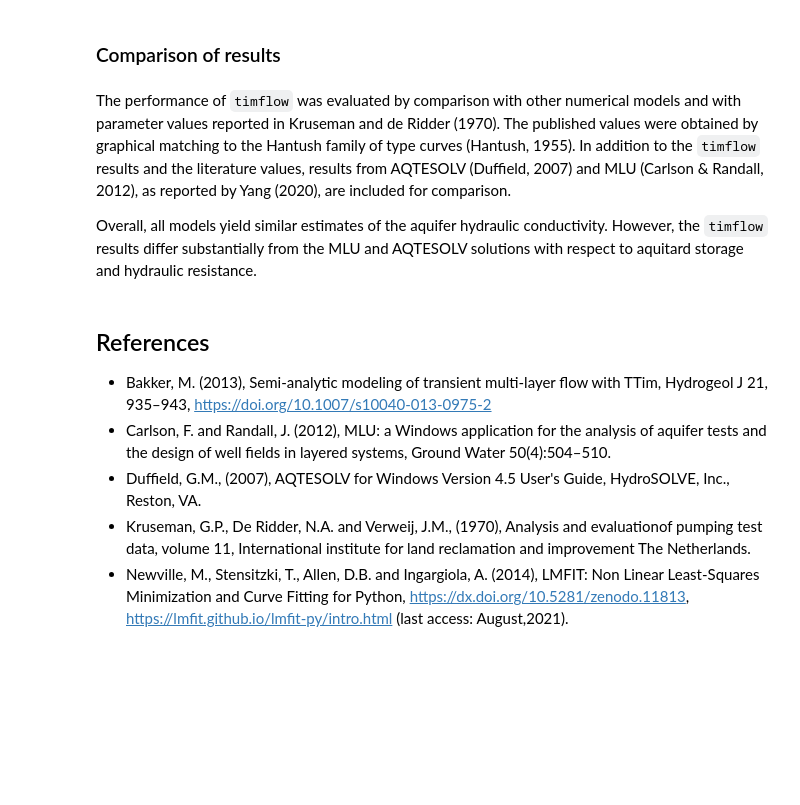
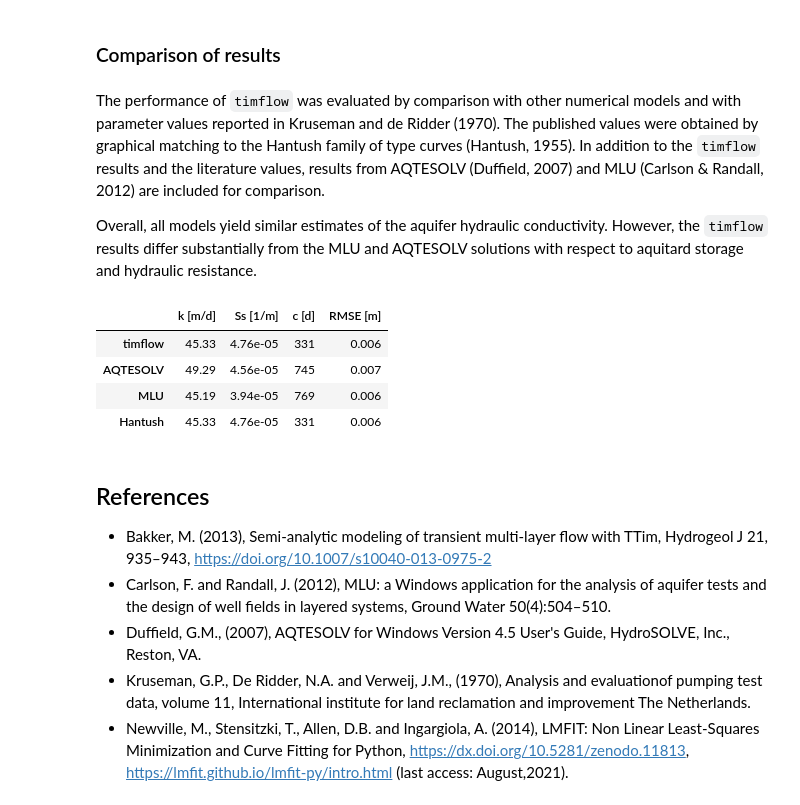
Before and after one commit to timflow-org/timflow, a Jupyter notebook: docs/transient/04pumpingtests/leaky1_dalem.ipynb, the cells around one changed output. Saved outputs shown, nothing was run; the diff lists cells and outputs as text; code cells hidden in the pictures; blank space fills up the shorter version.

```diff
--- a/docs/transient/04pumpingtests/leaky1_dalem.ipynb
+++ b/docs/transient/04pumpingtests/leaky1_dalem.ipynb
@@ -68,9 +69,9 @@ ml.solve(silent="True")
 ### Estimate aquifer parameters
 # %%
 cal = tft.Calibrate(ml)
-cal.set_parameter(name="kaq", initial=10, layers=0)
-cal.set_parameter(name="Saq", initial=1e-4, layers=0)
-cal.set_parameter(name="c", initial=500, pmin=0, layers=0)
+cal.set_parameter(name="kaq0", initial=10, layers=0)
+cal.set_parameter(name="Saq0", initial=1e-4, layers=0)
+cal.set_parameter(name="c0", initial=500, pmin=0, layers=0)
 
 cal.series(name="obs1", x=30, y=0, t=t1, h=h1, layer=0)
 cal.series(name="obs2", x=60, y=0, t=t2, h=h2, layer=0)
@@ -105,24 +134,35 @@ plt.grid();
 # %% [markdown]
 ### Comparison of results
 # %% [markdown]
-The performance of `timflow` was evaluated by comparison with other numerical models and with parameter values reported in Kruseman and de Ridder (1970). The published values were obtained by graphical matching to the Hantush family of type curves (Hantush, 1955). In addition to the `timflow` results and the literature values, results from AQTESOLV (Duffield, 2007) and MLU (Carlson & Randall, 2012), as reported by Yang (2020), are included for comparison.
+The performance of `timflow` was evaluated by comparison with other numerical models and with parameter values reported in Kruseman and de Ridder (1970). The published values were obtained by graphical matching to the Hantush family of type curves (Hantush, 1955). In addition to the `timflow` results and the literature values, results from AQTESOLV (Duffield, 2007) and MLU (Carlson & Randall, 2012) are included for comparison.
 
 Overall, all models yield similar estimates of the aquifer hydraulic conductivity. However, the `timflow` results differ substantially from the MLU and AQTESOLV solutions with respect to aquitard storage and hydraulic resistance.
 # %%
 t = pd.DataFrame(
     columns=["k [m/d]", "Ss [1/m]", "c [d]", "RMSE [m]"],
     index=["timflow", "AQTESOLV", "MLU", "Hantush"],
 )
 
 t.loc["timflow"] = np.append(cal.parameters["optimal"].values, cal.rmse())
 t.loc["AQTESOLV"] = [49.286, 4.559e-05, 745.156, 0.007245]
 t.loc["MLU"] = [45.186, 3.941e-05, 769.200, 0.005941]
 t.loc["Hantush"] = [45.332, 4.762e-5, 331.141, 0.005917]
 
 t_formatted = t.style.format(
-    {"k [m/d]": "{:.2f}", "Ss [1/m]": "{:.2e}", "c [d]": "{:.0f}", "RMSE [m]": "{:.2f}"}
+    {
+        "k [m/d]": "{:.2f}",
+        "Ss [1/m]": "{:.2e}",
+        "c [d]": "{:.0f}",
+        "RMSE [m]": "{:.3f}"
+    }
 )
 t_formatted
+# %% [output]
+|  | k [m/d] | Ss [1/m] | c [d] | RMSE [m] |
+| timflow | 45.33 | 4.76e-05 | 331 | 0.006 |
+| AQTESOLV | 49.29 | 4.56e-05 | 745 | 0.007 |
+| MLU | 45.19 | 3.94e-05 | 769 | 0.006 |
+| Hantush | 45.33 | 4.76e-05 | 331 | 0.006 |
 # %% [markdown]
 ## References
 
```
Also changed, not shown: parts of 8 cells of this notebook, 21 other files.
